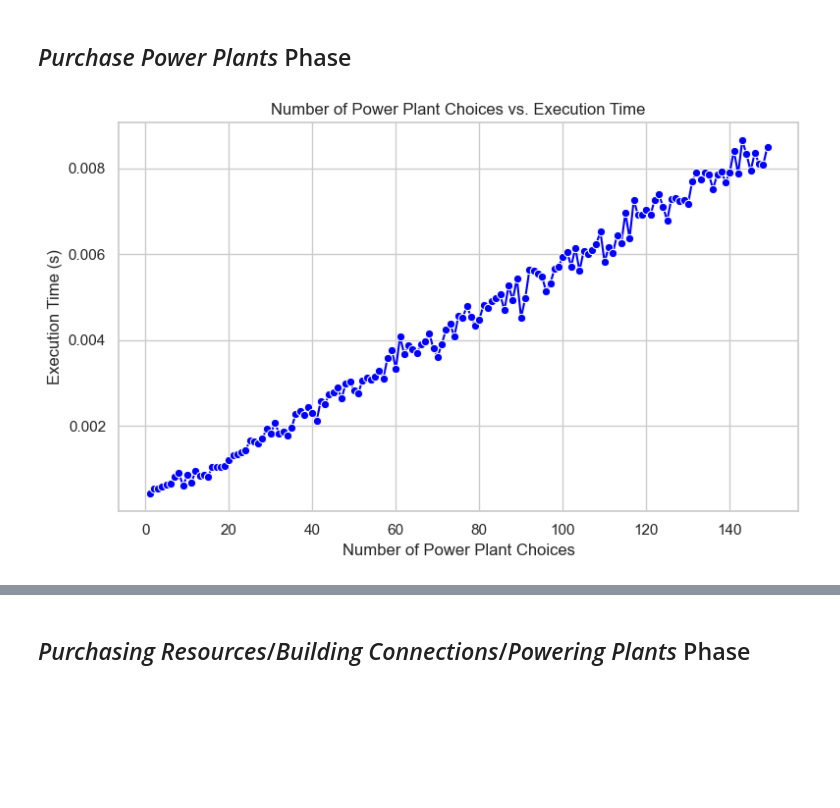
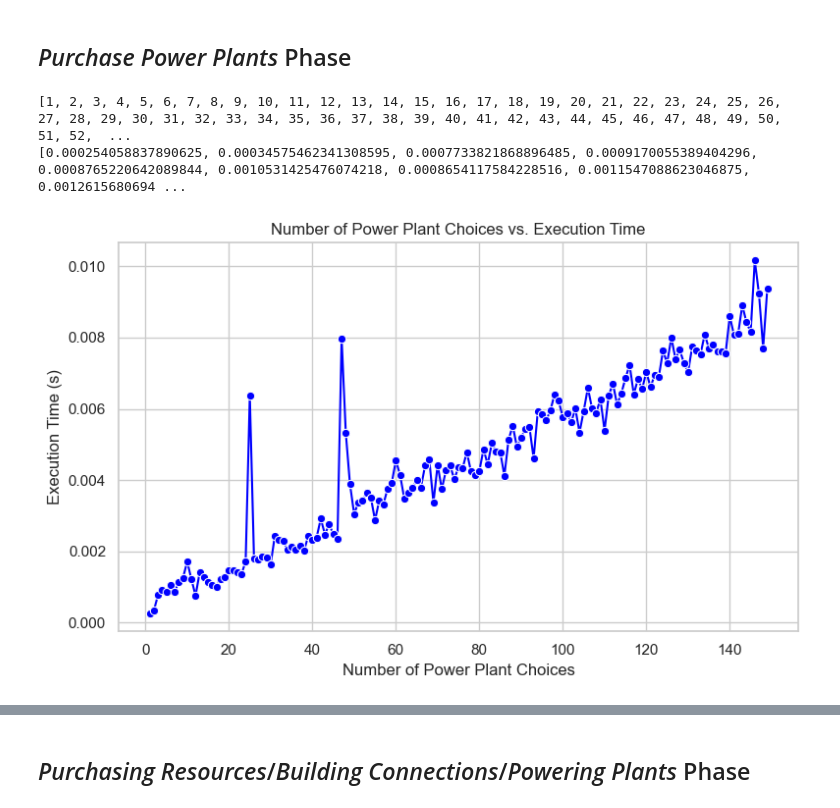
Before and after one commit to Cubified/power_grid, a Jupyter notebook: 00_algorithm_experiments.ipynb, the cells around one changed output, grey strips where cells are left out. Saved outputs shown, nothing was run; the diff lists cells and outputs as text; code cells hidden in the pictures; blank space fills up the shorter version.

```diff
--- a/00_algorithm_experiments.ipynb
+++ b/00_algorithm_experiments.ipynb
@@ -387,0 +569,20 @@ plt.show()
+# %%
+
+sns.set(style="whitegrid")
+fig, ax = plt.subplots(1, 1, figsize=(8, 5))
+ax.set(yscale="log")
+
+K = 5
+nCr = []
+for size in sizes[6:]:
+    nCr.append(math.comb(size, K))
+
+sns.lineplot(x=sizes[6:], y=times[6:], marker='o', color='blue', label='Execution Time', ax=ax)
+sns.lineplot(x=sizes[6:], y=nCr, marker='o', color='red', label=f'nCr(n, {K})', ax=ax)
+ax.set_title(f"Graph Size vs. Execution Time, K={K}")
+ax.set_xlabel("Graph Size (Number of Vertices)")
+ax.set_ylabel("Execution Time (s)")
+ax.legend()
+
+plt.tight_layout()
+plt.show()
@@ -452,39 +655,48 @@ K = 10
 xs = []
 ys = []
 max_p = 150
-n_trials = 10
+n_trials = 5
 for i in range(1, max_p):
+    P = []
+    for j in range(0, i + 1):
+        P.append((random.randint(1, 20), ['Coal', 'Oil', 'Trash', 'Uranium'][random.randint(0, 3)], random.randint(1, 6), random.randint(1, 6)))
+
     avg = 0
     for j in range(n_trials):
         plants = []
         for k in range(i):
             plants.append((
                 random.randint(1, 100),
                 ['Coal', 'Oil', 'Trash', 'Uranium'][random.randint(0, 3)],
                 random.randint(1, 4),
                 random.randint(1, 8)
             ))
 
         start = time.time()
         phase1_purchase_power_plants(plants, f, P_player, P_max, ResourceCost, K)
         end = time.time()
         avg += end - start
 
     xs.append(i)
     ys.append(avg / n_trials)
 
+print(xs)
+print(ys)
+
 sns.set(style="whitegrid")
 fig, ax = plt.subplots(1, 1, figsize=(8, 5))
 
 sns.lineplot(x=xs, y=ys, marker='o', color='blue', ax=ax)
 ax.set_title("Number of Power Plant Choices vs. Execution Time")
 ax.set_xlabel("Number of Power Plant Choices")
 ax.set_ylabel("Execution Time (s)")
 
 plt.tight_layout()
 plt.show()
 # %% [output]
+[1, 2, 3, 4, 5, 6, 7, 8, 9, 10, 11, 12, 13, 14, 15, 16, 17, 18, 19, 20, 21, 22, 23, 24, 25, 26, 27, 28, 29, 30, 31, 32, 33, 34, 35, 36, 37, 38, 39, 40, 41, 42, 43, 44, 45, 46, 47, 48, 49, 50, 51, 52,  ...
+[0.000254058837890625, 0.00034575462341308595, 0.0007733821868896485, 0.0009170055389404296, 0.0008765220642089844, 0.0010531425476074218, 0.0008654117584228516, 0.0011547088623046875, 0.0012615680694 ...
-[figure, old version]
+[figure, new version]
 # %%
 xs = []
 ys = []
```
Also changed, not shown: parts of 18 cells of this notebook.
